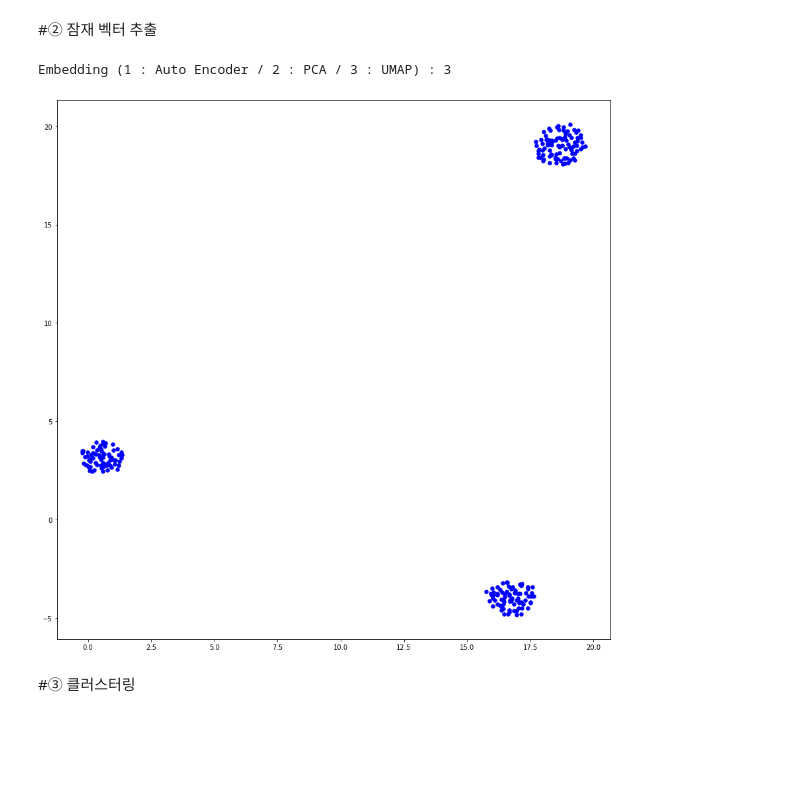
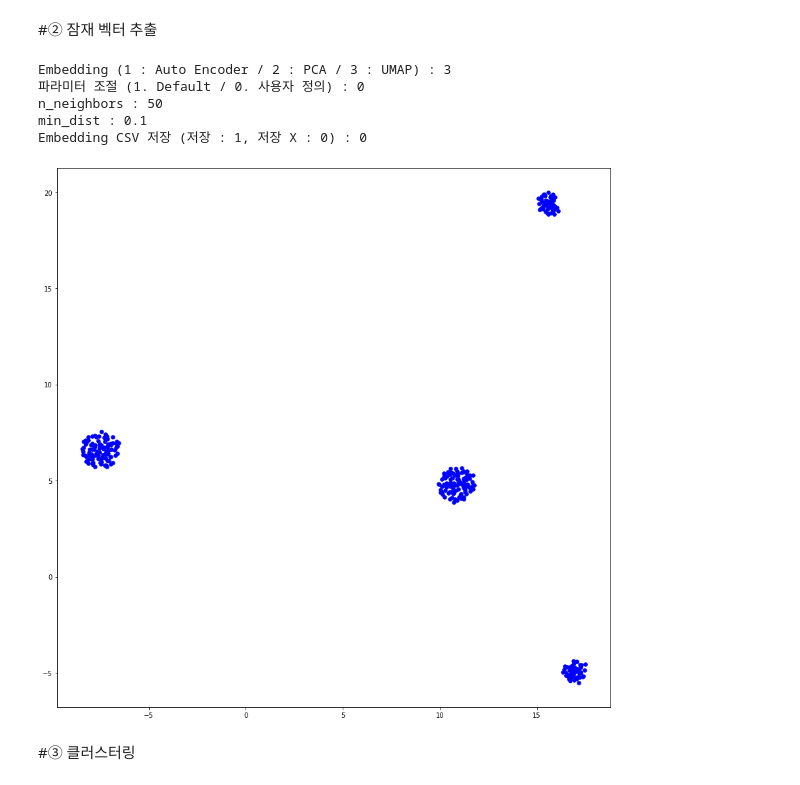
Before and after one commit to shinseok95/Clustering-Framework, a Jupyter notebook: Clustering_Framework.ipynb, the cells around one changed output. Saved outputs shown, nothing was run; the diff lists cells and outputs as text; code cells hidden in the pictures; blank space fills up the shorter version.

```diff
--- a/Clustering_Framework.ipynb
+++ b/Clustering_Framework.ipynb
@@ -903,20 +769,32 @@ csv로 부터 데이터 받아오기
 # Path를 받아와서 csv 데이터 상위 10개를 보여줌
 
 dataset = None
+cutting_dataset = None
 embedding_data = None
 predict = None
+
+process_label= None
+preprocessing_csv = None
+embedding_csv = None
 
 path = input("PATH : ")
 
 process_flag = input("Process (존재시 1, 존재하지 않을 시 0) : ")
-outlier_flag = input("Outlier (이상치 제거O : 1 / 이상치 제거X : 0) : ")
+#outlier_flag = input("Outlier (이상치 제거O : 1 / 이상치 제거X : 0) : ")
+preprocessing_down_flag = input("Preprocessing CSV 저장 (저장 : 1, 저장 X : 0) : ")
+outlier_flag = '0'
 
 if process_flag=='1':
   value_col = input("Value Column : ")
   process_col = input('Process Column: ')
-  dataset = align_timeseries_dataset(path,outlier_flag, value_col,process_col)
+  dataset,preprocessing_csv,process_label = align_timeseries_dataset(path,outlier_flag, value_col,process_col)
 
 else:
   value_col = input("Value Column : ")
-  dataset = align_timeseries_dataset(path,outlier_flag,value_col)
+  dataset,preprocessing_csv,process_label = align_timeseries_dataset(path,outlier_flag,value_col)
+
+if preprocessing_down_flag =='1':
+  download_csv(path,preprocessing_csv,'preprocessing_data')
+else:
+  pass
 # %% [output]
@@ -972,33 +844,67 @@ dataset.shape
 # %%
 embedding_flag = 0
 
 embedding_flag = int(input("Embedding (1 : Auto Encoder / 2 : PCA / 3 : UMAP) : "))
 
 # 1 : Auto Encoder / 2 : PCA / 3 : UMAP
 
 if embedding_flag == 1:
 
   LEARNING_LATE = float(input('LEARNING_LATE : '))
   BATCH_SIZE = int(input('BATCH_SIZE : '))
   EPOCHS = int(input('EPOCHS : '))
   IMAGING_FLAG = input("IMAGING (1 : RP / 2 : GAF) : ")
   IMAGE_SIZE_FLAG = input("IMAGE SIZE (1 : small / 2 : middle / 3: large) : ")
 
-  embedding_data = embedding_AE(dataset,LEARNING_LATE,BATCH_SIZE,EPOCHS,IMAGING_FLAG,IMAGE_SIZE_FLAG)
+  embedding_data = embedding_AE(cutting_dataset,LEARNING_LATE,BATCH_SIZE,EPOCHS,IMAGING_FLAG,IMAGE_SIZE_FLAG)
 
 elif embedding_flag == 2:
-  embedding_data = embedding_PCA(dataset)
+  embedding_data = embedding_PCA(cutting_dataset)
 
 elif embedding_flag == 3:
-  embedding_data = embedding_UMAP(dataset)
+
+  umap_flag = input('파라미터 조절 (1. Default / 0. 사용자 정의) : ')
+
+  if umap_flag =='1':
+    embedding_data = embedding_UMAP(cutting_dataset)
+  else:
+    _n_neighbors=int(input('n_neighbors : '))
+    _min_dist = float(input('min_dist : '))
+    embedding_data = embedding_UMAP(cutting_dataset,_n_neighbors,_min_dist)
 
 else :
   pass
 
+embedding_down_flag = input("Embedding CSV 저장 (저장 : 1, 저장 X : 0) : ")
+
+if embedding_down_flag =='1':
+
+  embedding_x = []
+  embedding_y = []
+  embedding_csv = pd.DataFrame()
+
+  for data in embedding_data:
+    embedding_x.append(data[0])
+    embedding_y.append(data[1])
+
+  if process_label != None:
+    embedding_csv['Process'] = process_label
+
+  embedding_csv['X'] = embedding_x
+  embedding_csv['Y'] = embedding_y
+
+  download_csv(path,embedding_csv,'embedding_data')
+else:
+  pass
+
 draw_vector_data(embedding_data)
 # %% [output]
 Embedding (1 : Auto Encoder / 2 : PCA / 3 : UMAP) : 3
+파라미터 조절 (1. Default / 0. 사용자 정의) : 0
+n_neighbors : 50
+min_dist : 0.1
+Embedding CSV 저장 (저장 : 1, 저장 X : 0) : 0
-[figure, old version]
+[figure, new version]
 # %% [markdown]
 #③ 클러스터링
 # %%
```
Also changed, not shown: parts of 17 cells of this notebook.
